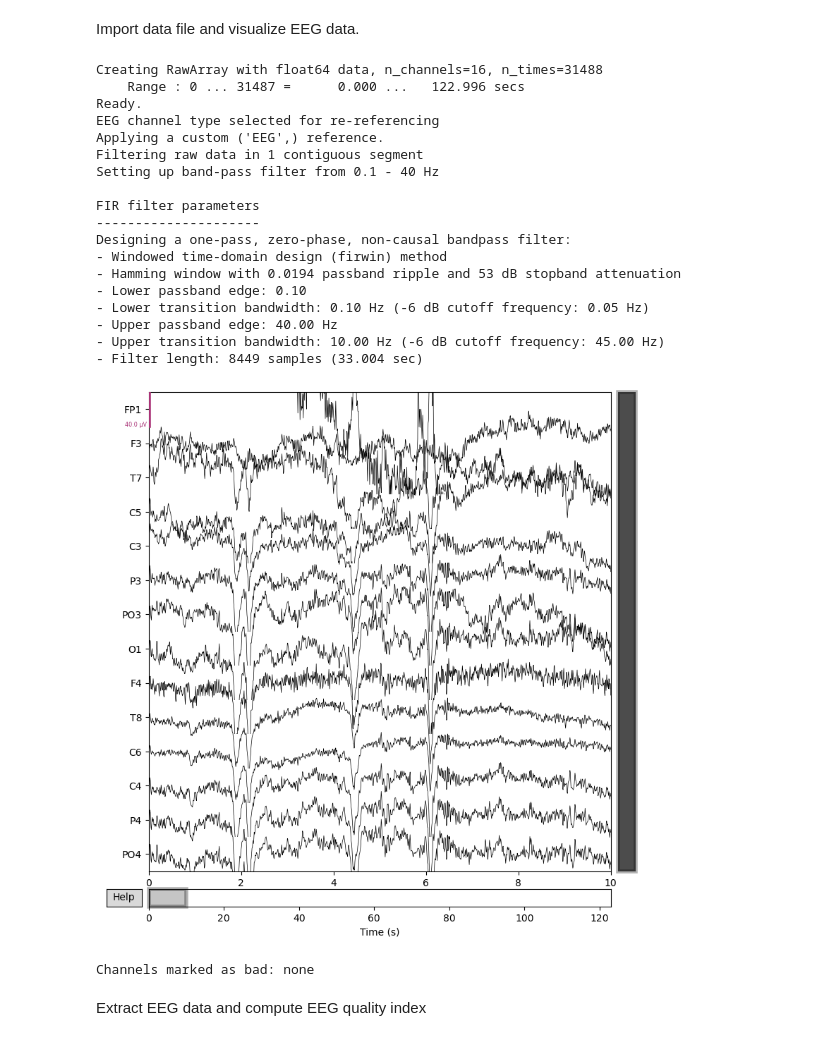
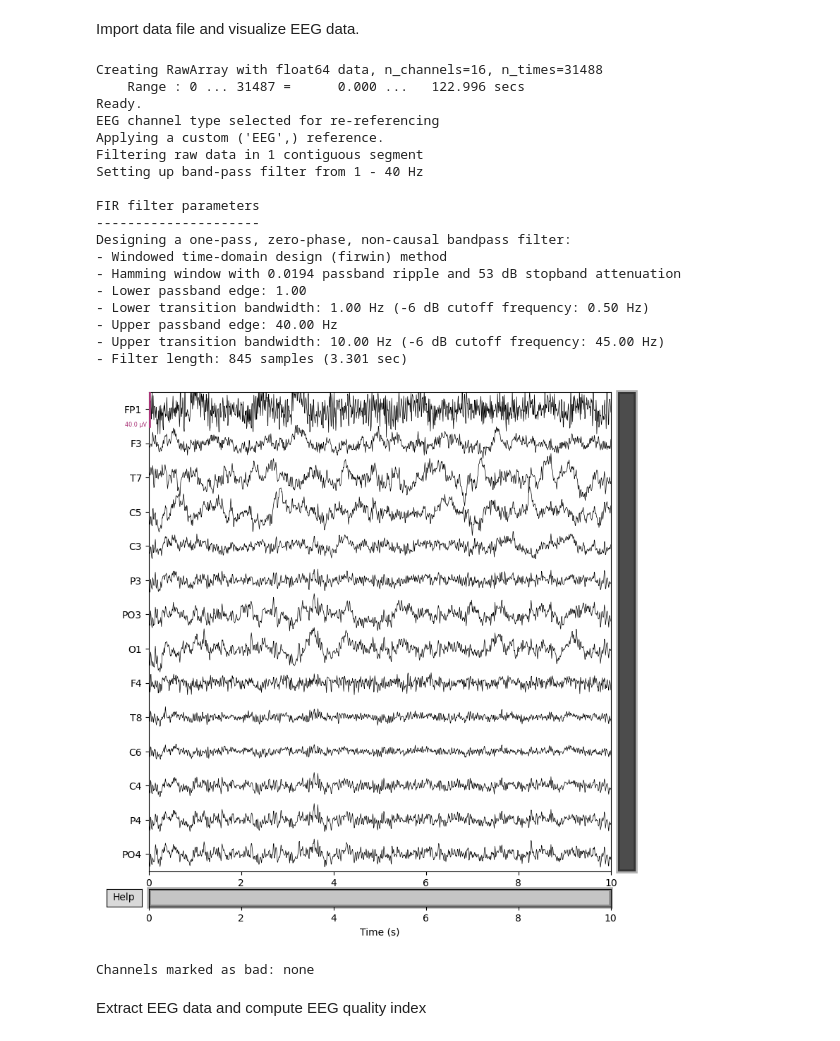
Before and after one commit to danielcomaduran/EEG_quality_index, a Jupyter notebook: Notebooks/06-Eli-EEG-gel-data.ipynb, the cells around one changed output. Saved outputs shown, nothing was run; the diff lists cells and outputs as text; code cells hidden in the pictures.

```diff
--- a/Notebooks/06-Eli-EEG-gel-data.ipynb
+++ b/Notebooks/06-Eli-EEG-gel-data.ipynb
@@ -32,39 +32,46 @@ Import data file and visualize EEG data.
 eeg_file = r'..\\Data\\Data_Edmonton_Gels_Sept2024\\sub-P001\\ses-S001\\eeg\\sub-P001_ses-S001_task-eyes_open_tension_run-001_eeg.xdf'
 mne_data = import_data.xdf_to_mne(eeg_file)
 
 #Rereference to FP2
 mne_data.set_eeg_reference(ref_channels=['FP2'])
+
+#Drop the first 10 seconds and last 10 seconds of data
+mne_data.crop(tmin=10, tmax=mne_data.times[-10])
 
 #Remove FP2 and O2 channels
 mne_data.drop_channels(['FP2', 'O2'])
 
 #Make a copy of the data for cleaning, another for raw
 mne_data_raw = mne_data.copy()
 mne_data_clean = mne_data.copy()
 #Clean the data with simple bandpass filtering
-mne_data_clean.filter(0.1, 40)
+mne_data_clean.filter(1, 40)
 
 mne_data_clean.plot()
+
+#Make the clean epoch
+clean_epoch = mne_data_clean.crop(tmin=37, tmax=47)
+clean_epoch.plot()
 # %% [output]
 Creating RawArray with float64 data, n_channels=16, n_times=31488
     Range : 0 ... 31487 =      0.000 ...   122.996 secs
 Ready.
 EEG channel type selected for re-referencing
 Applying a custom ('EEG',) reference.
 Filtering raw data in 1 contiguous segment
-Setting up band-pass filter from 0.1 - 40 Hz
+Setting up band-pass filter from 1 - 40 Hz
 
 FIR filter parameters
 ---------------------
 Designing a one-pass, zero-phase, non-causal bandpass filter:
 - Windowed time-domain design (firwin) method
 - Hamming window with 0.0194 passband ripple and 53 dB stopband attenuation
-- Lower passband edge: 0.10
-- Lower transition bandwidth: 0.10 Hz (-6 dB cutoff frequency: 0.05 Hz)
+- Lower passband edge: 1.00
+- Lower transition bandwidth: 1.00 Hz (-6 dB cutoff frequency: 0.50 Hz)
 - Upper passband edge: 40.00 Hz
 - Upper transition bandwidth: 10.00 Hz (-6 dB cutoff frequency: 45.00 Hz)
-- Filter length: 8449 samples (33.004 sec)
+- Filter length: 845 samples (3.301 sec)
-[figure, old version]
+[figure, new version]
 Channels marked as bad: none
 # %% [markdown]
 Extract EEG data and compute EEG quality index
```
Also changed, not shown: parts of 3 cells of this notebook.
